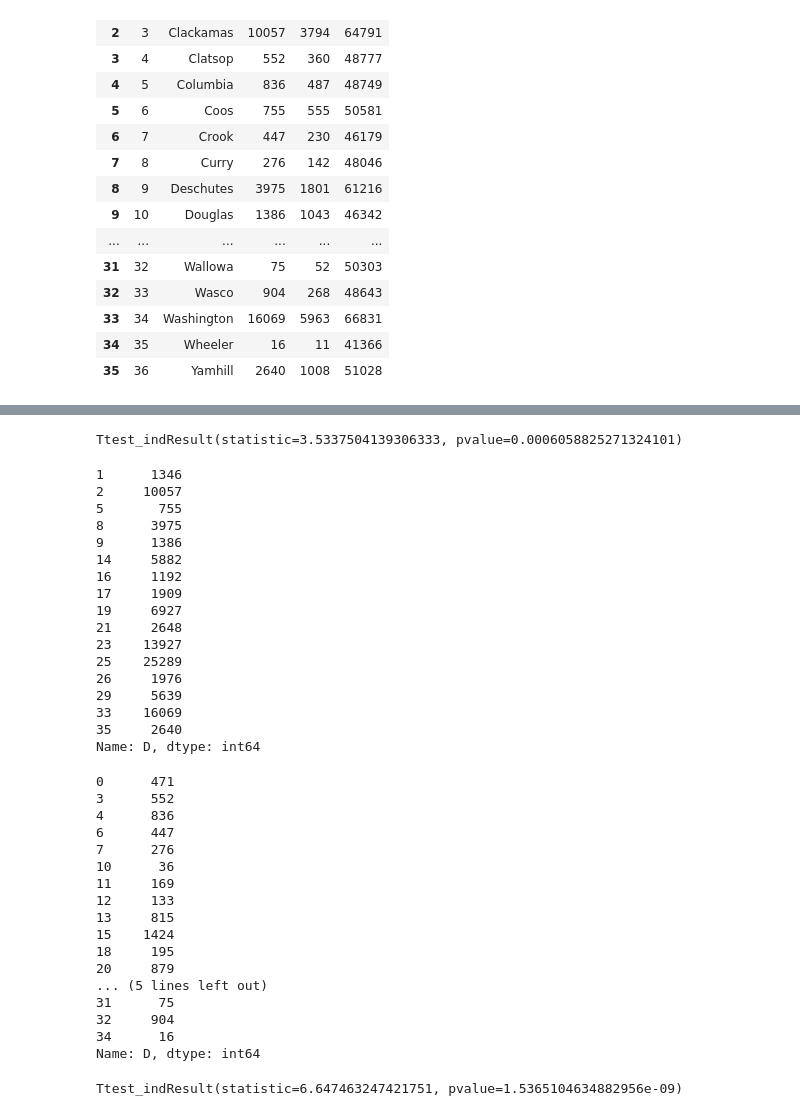
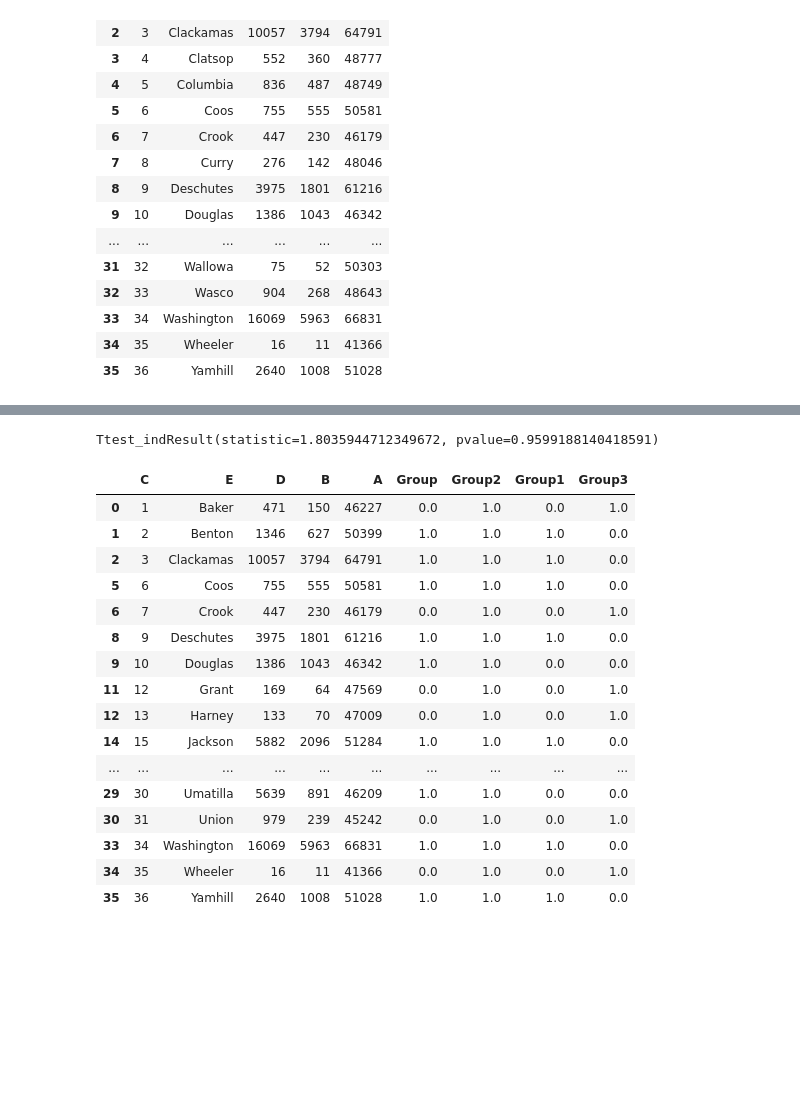
Before and after one commit to LAA147/Project-1-, a Jupyter notebook: Project 1 update .ipynb, the cells around one changed output, grey strips where cells are left out. Cells and saved outputs as stored; diff of their text form; code cells hidden in the pictures; blank space fills up the shorter version.

```diff
--- a/Project 1 update .ipynb
+++ b/Project 1 update .ipynb
@@ -212,4 +213,5 @@ Name: D, dtype: int64
 # %%
-df2 = df.query('A <48000')['D']
+df.loc[df["A"]<48000,"Group1"] = 0
+df2 = df.loc[df['Group1']==0]
 df2
 # %% [output]
@@ -245,47 +234,27 @@ norm_data2 = np.random.normal(p2,s2,100)
 # %%
 import scipy.stats as stats
-stats.ttest_ind(norm_data1, norm_data2, axis=0, equal_var=False, nan_policy='propagate', permutations=None, random_state=None, alternative='two-sided', trim=0)
+stats.ttest_ind(df1["D"], df2["D"], alternative='less')
 # %% [output]
-Ttest_indResult(statistic=3.5337504139306333, pvalue=0.0006058825271324101)
+Ttest_indResult(statistic=1.8035944712349672, pvalue=0.9599188140418591)
 # %%
-df3 = df.query('B >= 500')['D']
+df.loc[df["B"]>=500,"Group2"] = 1
+df3 = df.loc[df['Group2']==1]
 df3
 # %% [output]
-1      1346
-2     10057
-5       755
-8      3975
-9      1386
-14     5882
-16     1192
-17     1909
-19     6927
-21     2648
-23    13927
-25    25289
-26     1976
-29     5639
-33    16069
-35     2640
-Name: D, dtype: int64
+|  | C | E | D | B | A | Group | Group2 | Group1 | Group3 |
+| 0 | 1 | Baker | 471 | 150 | 46227 | 0.0 | 1.0 | 0.0 | 1.0 |
+| 1 | 2 | Benton | 1346 | 627 | 50399 | 1.0 | 1.0 | 1.0 | 0.0 |
+| 2 | 3 | Clackamas | 10057 | 3794 | 64791 | 1.0 | 1.0 | 1.0 | 0.0 |
+| 5 | 6 | Coos | 755 | 555 | 50581 | 1.0 | 1.0 | 1.0 | 0.0 |
+| 6 | 7 | Crook | 447 | 230 | 46179 | 0.0 | 1.0 | 0.0 | 1.0 |
+| 8 | 9 | Deschutes | 3975 | 1801 | 61216 | 1.0 | 1.0 | 1.0 | 0.0 |
+| 9 | 10 | Douglas | 1386 | 1043 | 46342 | 1.0 | 1.0 | 0.0 | 0.0 |
+| 11 | 12 | Grant | 169 | 64 | 47569 | 0.0 | 1.0 | 0.0 | 1.0 |
+| 12 | 13 | Harney | 133 | 70 | 47009 | 0.0 | 1.0 | 0.0 | 1.0 |
+| 14 | 15 | Jackson | 5882 | 2096 | 51284 | 1.0 | 1.0 | 1.0 | 0.0 |
+| ... | ... | ... | ... | ... | ... | ... | ... | ... | ... |
+| 29 | 30 | Umatilla | 5639 | 891 | 46209 | 1.0 | 1.0 | 0.0 | 0.0 |
+| 30 | 31 | Union | 979 | 239 | 45242 | 0.0 | 1.0 | 0.0 | 1.0 |
+| 33 | 34 | Washington | 16069 | 5963 | 66831 | 1.0 | 1.0 | 1.0 | 0.0 |
+| 34 | 35 | Wheeler | 16 | 11 | 41366 | 0.0 | 1.0 | 0.0 | 1.0 |
+| 35 | 36 | Yamhill | 2640 | 1008 | 51028 | 1.0 | 1.0 | 1.0 | 0.0 |
-# %%
-df4 = df.query('B < 500')['D']
-df4
-# %% [output]
-0      471
-3      552
-4      836
-6      447
-7      276
-10      36
-11     169
-12     133
-13     815
-15    1424
-18     195
-20     879
-... (5 lines left out)
-31      75
-32     904
-34      16
-Name: D, dtype: int64
@@ -305,5 +260,0 @@ norm_data4 = np.random.normal(p4,s4,100)
-# %%
-import scipy.stats as stats
-stats.ttest_ind(norm_data3, norm_data4, axis=0, equal_var=False, nan_policy='propagate', permutations=None, random_state=None, alternative='two-sided', trim=0)
-# %% [output]
-Ttest_indResult(statistic=6.647463247421751, pvalue=1.5365104634882956e-09)
```
Also changed, not shown: parts of 12 cells of this notebook.
